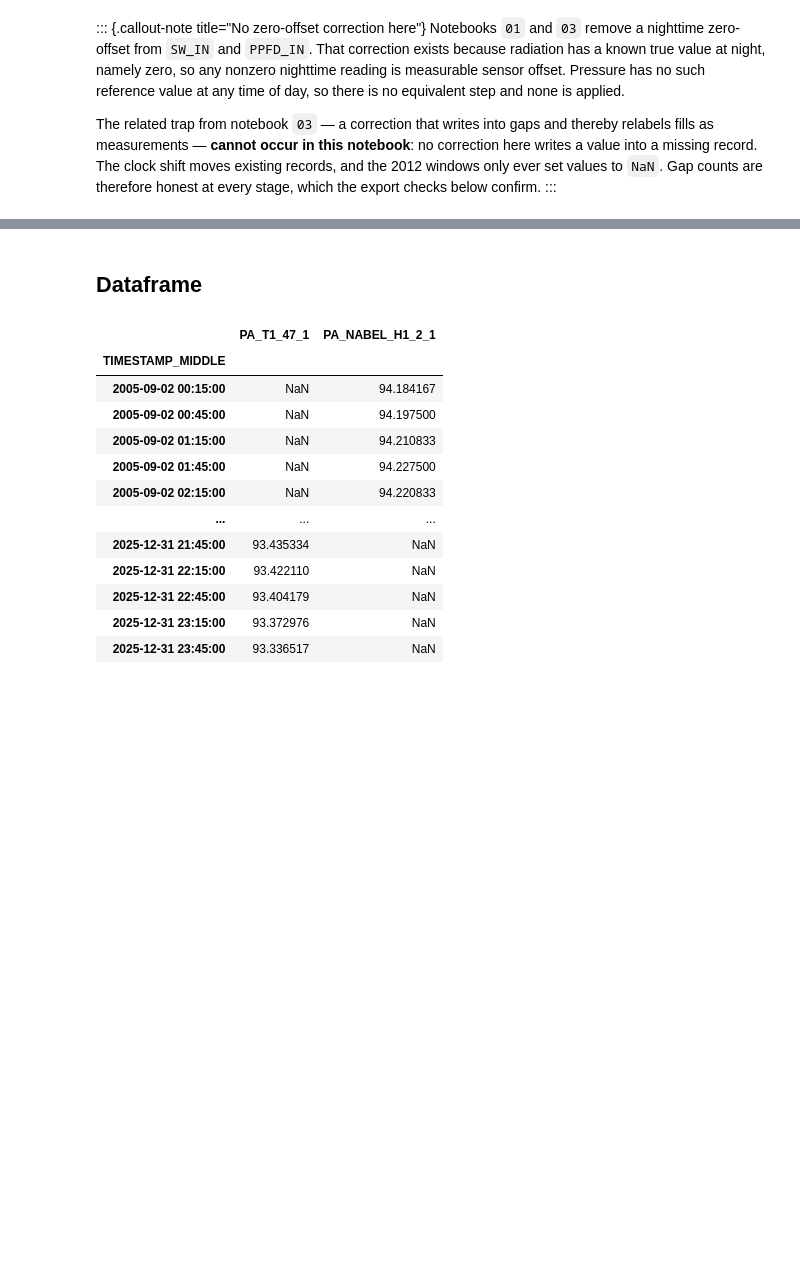
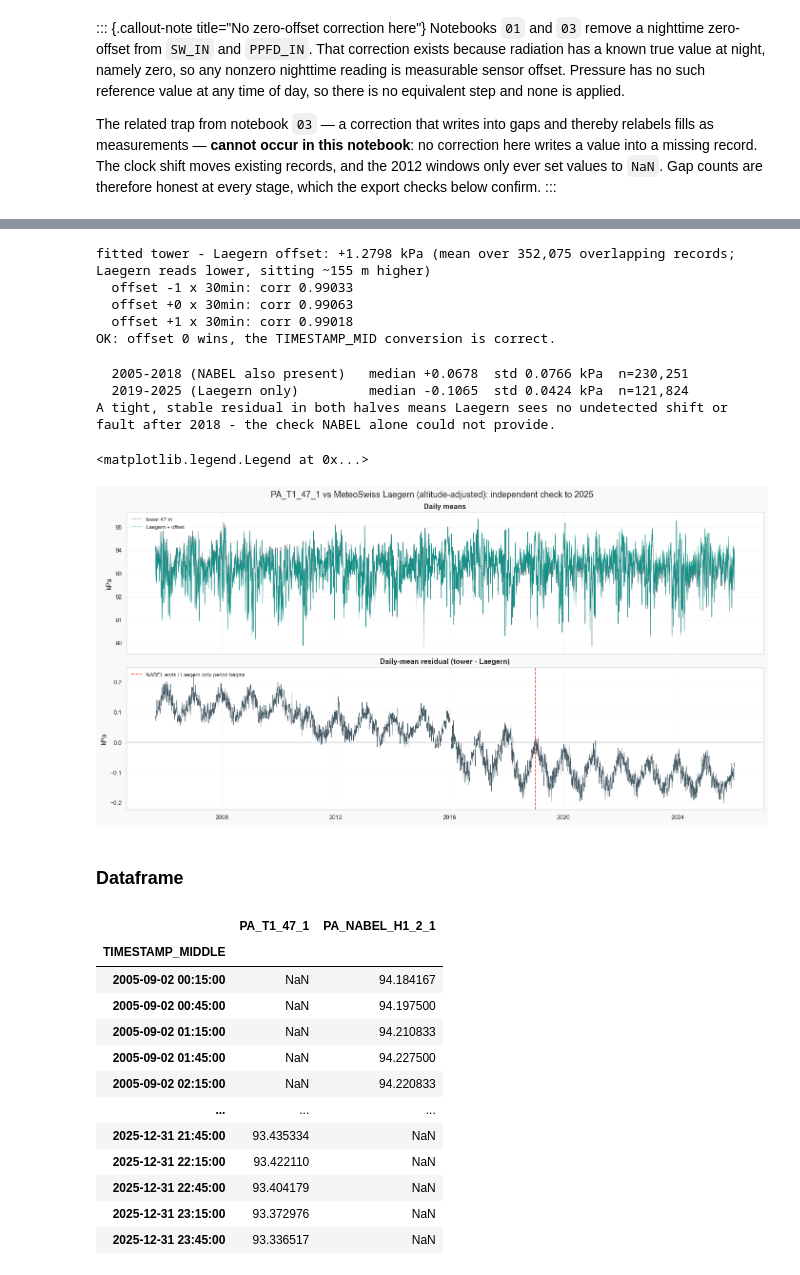
Before and after one commit to holukas/dataset_ch-lae_flux_product, a Jupyter notebook: workflow/10_METEO/30_PRODUCTS/05_METEO_PA_2004-2025.ipynb, the cells around one changed output, grey strips where cells are left out. Cells and saved outputs as stored; diff of their text form; code cells hidden in the pictures; blank space fills up the shorter version.

```diff
--- a/workflow/10_METEO/30_PRODUCTS/05_METEO_PA_2004-2025.ipynb
+++ b/workflow/10_METEO/30_PRODUCTS/05_METEO_PA_2004-2025.ipynb
@@ -120,4 +126,12 @@ RECORD_END = '2025-12-31'
 # as this notebook. The name says neither GAPFILLED nor 2004, because it is neither.
 OUTNAME = "05_METEO_PA_2005-2025"
 OUTPATH = r"F:\Sync\luhk_work\dev-data\datasets-data\dataset_ch-lae_flux_product-data\workflow\10_METEO\30_PRODUCTS"
+
+# Reference: MeteoSwiss Lägern station pressure (QFE), 2.5 km from the tower at 845 m. An
+# independent diagnostic reference that spans the whole 2004-2025 record, so it can check the
+# years after the NABEL barometer stops in 2018. Diagnostic only, never exported. Produced by
+# 10_REFERENCE/MeteoSwiss_LAE_2004-2025.ipynb; addressed by path, so a move breaks this read.
+REFPATH = (r"F:\Sync\luhk_work\dev-data\datasets-data\dataset_ch-lae_flux_product-data"
+           r"\workflow\10_METEO\10_REFERENCE\MeteoSwiss_LAE_30MIN_2004-2025.parquet")
+REFCOL = "PA_LAE_MS"  # hPa in the reference file; divided by 10 to kPa where it is used
 # %% [markdown]
@@ -748,5 +783,71 @@ missing record. The clock shift moves existing records, and the 2012 windows onl
+# %%
+pa_lae = pd.read_parquet(REFPATH)[[REFCOL]].copy()
+pa_lae.index = pa_lae.index - pd.Timedelta(minutes=15)  # TIMESTAMP_END -> TIMESTAMP_MID
+pa_lae.index.name = pa_2005_2025.index.name
+pa_lae = (pa_lae[REFCOL] / 10.0).reindex(pa_2005_2025.index)  # hPa -> kPa, onto the product index
+
+# Hydrostatic offset, fitted from the overlap rather than guessed: Laegern (845 m) reads lower than
+# the tower barometer (~690 m). Add it to Laegern so both sit on the tower's pressure level.
+_both = pd.concat([pa_2005_2025[TARGET].rename('tower'), pa_lae.rename('lae')], axis=1).dropna()
+LAE_OFFSET = float((_both['tower'] - _both['lae']).mean())
+lae_adjusted = pa_lae + LAE_OFFSET
+print(f"fitted tower - Laegern offset: {LAE_OFFSET:+.4f} kPa "
+      f"(mean over {len(_both):,} overlapping records; Laegern reads lower, sitting ~155 m higher)")
+
+# Alignment guard (as in notebooks 01-03): correlate the measured tower PA against Laegern-adjusted
+# at -1/0/+1 half-hour offsets. Offset 0 must win, which proves the TIMESTAMP_MID conversion.
+# Pressure is spatially coherent, so the correlation is ~0.99 and the zero-lag peak is clear.
+_meas = pa_2005_2025[TARGET]
+_scores = {}
+for _off in (-1, 0, 1):
+    _j = pd.concat([_meas.rename('t'), lae_adjusted.shift(_off).rename('r')], axis=1).dropna()
+    _scores[_off] = _j['t'].corr(_j['r'])
+    print(f"  offset {_off:+d} x 30min: corr {_scores[_off]:.5f}")
+assert max(_scores, key=_scores.get) == 0, f"reference is mis-aligned: {_scores}"
+print("OK: offset 0 wins, the TIMESTAMP_MID conversion is correct.")
+# %% [output]
+fitted tower - Laegern offset: +1.2798 kPa (mean over 352,075 overlapping records; Laegern reads lower, sitting ~155 m higher)
+  offset -1 x 30min: corr 0.99033
+  offset +0 x 30min: corr 0.99063
+  offset +1 x 30min: corr 0.99018
+OK: offset 0 wins, the TIMESTAMP_MID conversion is correct.
+# %%
+# The post-2018 payoff: NABEL has stopped, Laegern has not. If a timestamp shift or a level fault
+# had gone undetected after 2018, the tower - Laegern residual would step or widen there. It does not.
+_res_lae = (pa_2005_2025[TARGET] - lae_adjusted)
+for _lbl, _sl in [('2005-2018 (NABEL also present)', slice(None, '2018-12-31')),
+                  ('2019-2025 (Laegern only)', slice('2019-01-01', None))]:
+    _r = _res_lae.loc[_sl].dropna()
+    print(f"  {_lbl:<32} median {float(_r.median()):+.4f}  std {float(_r.std()):.4f} kPa  n={len(_r):,}")
+print("A tight, stable residual in both halves means Laegern sees no undetected shift or fault after "
+      "2018 - the check NABEL alone could not provide.")
+
+fig, axs = plt.subplots(nrows=2, figsize=(14, 7), dpi=100, layout='constrained', sharex=True)
+fig.suptitle(f'{TARGET} vs MeteoSwiss Laegern (altitude-adjusted): independent check to 2025',
+             fontsize=13)
+_daily = pd.DataFrame({'tower': pa_2005_2025[TARGET], 'lae': lae_adjusted}).resample('1D').mean()
+axs[0].plot(_daily.index, _daily['tower'].values, lw=0.6, color='#455A64', alpha=.8, label='tower 47 m')
+axs[0].plot(_daily.index, _daily['lae'].values, lw=0.6, color='#009688', alpha=.8, label='Laegern + offset')
+axs[0].set_ylabel('kPa')
+axs[0].set_title('Daily means', fontsize=11)
+axs[0].legend(fontsize=8, loc='upper left')
+
+_res_daily = _res_lae.resample('1D').mean()
+axs[1].plot(_res_daily.index, _res_daily.values, lw=0.5, color='#455A64')
+axs[1].axhline(0, color='#B0BEC5', lw=1)
+axs[1].axvline(pd.Timestamp('2019-01-01'), color='#F44336', ls='--', lw=1.2,
+               label='NABEL ends / Laegern-only period begins')
+axs[1].set_ylabel('kPa')
+axs[1].set_title('Daily-mean residual (tower - Laegern)', fontsize=11)
+axs[1].legend(fontsize=8, loc='upper left')
+# %% [output]
+  2005-2018 (NABEL also present)   median +0.0678  std 0.0766 kPa  n=230,251
+  2019-2025 (Laegern only)         median -0.1065  std 0.0424 kPa  n=121,824
+A tight, stable residual in both halves means Laegern sees no undetected shift or fault after 2018 - the check NABEL alone could not provide.
+<matplotlib.legend.Legend at 0x...>
+[figure, added]
 # %% [markdown]
-## Dataframe
+### Dataframe
 # %%
 display(pa_2005_2025)
 pa_2005_2025.describe()
```
Also changed, not shown: parts of 26 cells of this notebook.
